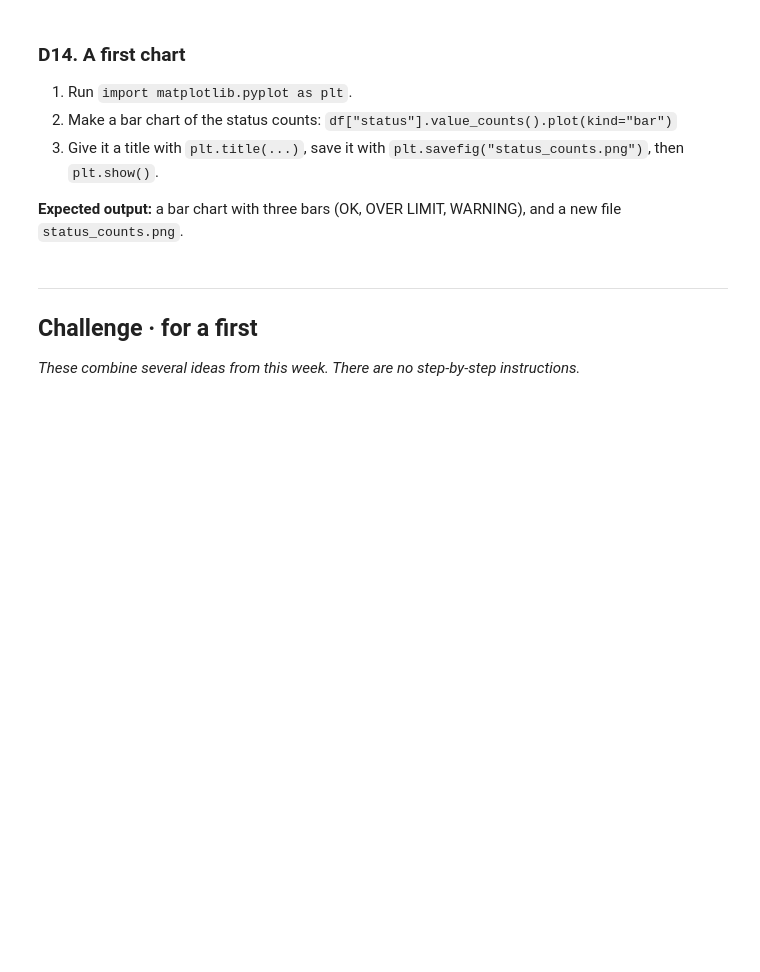
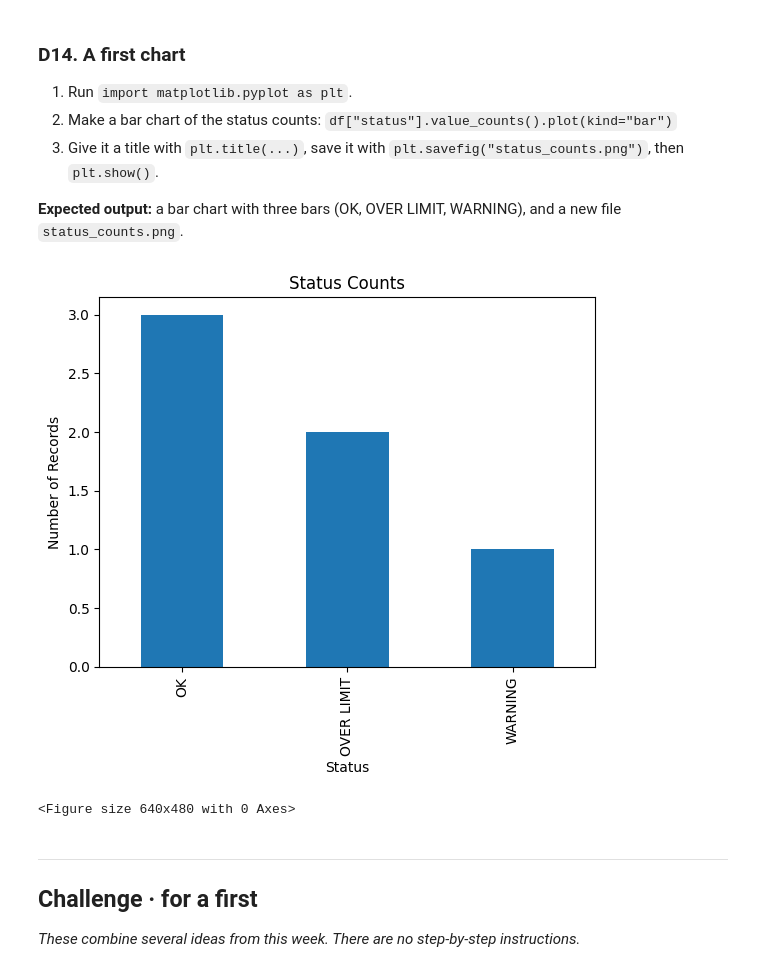
Before and after one commit to sumaya-mh/CST1510, a Jupyter notebook: Week 06 - Pandas/LAB/W06_Lab.ipynb, the cells around one changed output. Drawn from its saved outputs; the diff is of its cells as text; code cells hidden in the pictures; blank space fills up the shorter version.

```diff
--- a/Week 06 - Pandas/LAB/W06_Lab.ipynb
+++ b/Week 06 - Pandas/LAB/W06_Lab.ipynb
@@ -100,0 +125,7 @@ dtype: int64
+# %%
+# import pandas as pd
+
+df = pd.read_csv("records_sample.csv")
+
+print(df)
+print(df.dtypes)
@@ -108,0 +150,4 @@ Add a `percent` column to `df`: `(value / limit) * 100`. Print `df`.
+# %%
+df["percent"] = (df["value"] / df["limit"]) * 100
+
+print(df["percent"])
@@ -179,0 +273,8 @@ then `False` 4 and `True` 2.
+# %%
+df["over"] = df["percent"] >= 100
+
+result = df.groupby("over")["percent"].agg(["mean", "max", "min"])
+
+print(result)
+
+print(df["over"].value_counts())
@@ -204,0 +322,8 @@ then `False` 4 and `True` 2.
+# %%
+df["status"] = df["percent"].apply(
+    lambda p: "OVER LIMIT" if p >= 100 else "WARNING" if p >= 90 else "OK"
+)
+
+print(df[["label", "status"]])
+
+print(df["status"].value_counts())
@@ -225,3 +363,17 @@ then `False` 4 and `True` 2.
+# %%
+import matplotlib.pyplot as plt
+
+df["status"].value_counts().plot(kind="bar")
+
+plt.title("Status Counts")
+plt.xlabel("Status")
+plt.ylabel("Number of Records")
+plt.show()
+
+plt.savefig("status_counts.png")
+# %% [output]
+[figure, added]
+<Figure size 640x480 with 0 Axes>
 # %% [markdown]
 ---
 ## Challenge · for a first
```
Also changed, not shown: parts of 31 cells of this notebook, 28 other files.
